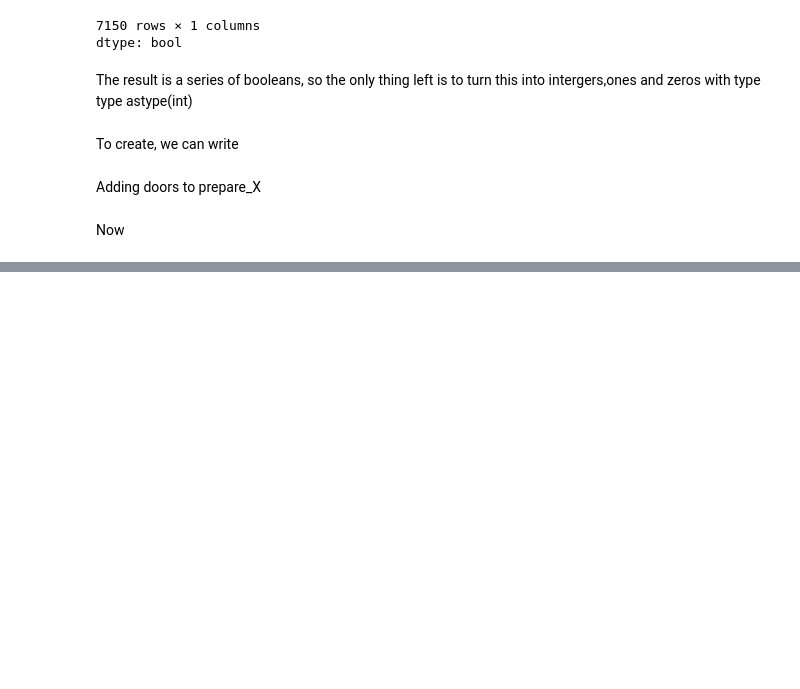
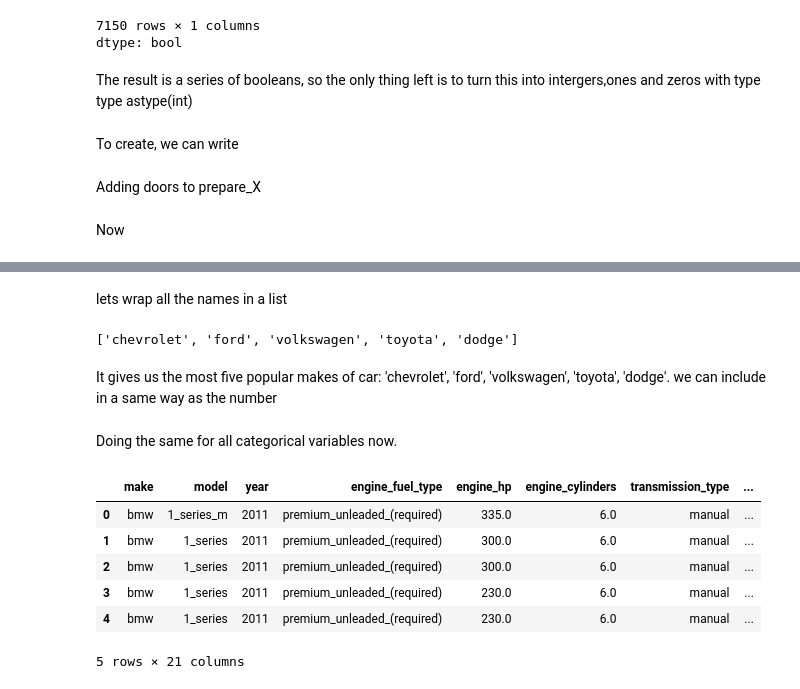
Before and after one commit to asmipandey18/Machine_learning, a Jupyter notebook: Regression_ML.ipynb, the cells around one changed output, grey strips where cells are left out. Saved outputs shown, nothing was run; the diff lists cells and outputs as text; code cells hidden in the pictures; blank space fills up the shorter version.

```diff
--- a/Regression_ML.ipynb
+++ b/Regression_ML.ipynb
@@ -1002,0 +1051,26 @@ Now
+# %% [markdown]
+lets wrap all the names in a list
+# %%
+makes = list(df.make.value_counts().head().index)
+# %%
+makes
+# %% [output]
+['chevrolet', 'ford', 'volkswagen', 'toyota', 'dodge']
+# %% [markdown]
+It gives us the most five popular makes of car: 'chevrolet', 'ford', 'volkswagen', 'toyota', 'dodge'. we can include in a same way as the number
+# %%
+for v in makes:
+  df['make_%s' %v] = (df.make == v).astype('int')
+  base.append('make_%s' %v)
+# %% [markdown]
+Doing the same for all categorical variables now.
+# %%
+df.head()
+# %% [output]
+|  | make | model | year | engine_fuel_type | engine_hp | engine_cylinders | transmission_type | ... |
+| 0 | bmw | 1_series_m | 2011 | premium_unleaded_(required) | 335.0 | 6.0 | manual | ... |
+| 1 | bmw | 1_series | 2011 | premium_unleaded_(required) | 300.0 | 6.0 | manual | ... |
+| 2 | bmw | 1_series | 2011 | premium_unleaded_(required) | 300.0 | 6.0 | manual | ... |
+| 3 | bmw | 1_series | 2011 | premium_unleaded_(required) | 230.0 | 6.0 | manual | ... |
+| 4 | bmw | 1_series | 2011 | premium_unleaded_(required) | 230.0 | 6.0 | manual | ... |
+5 rows × 21 columns
```
Also changed, not shown: parts of 11 cells of this notebook.
